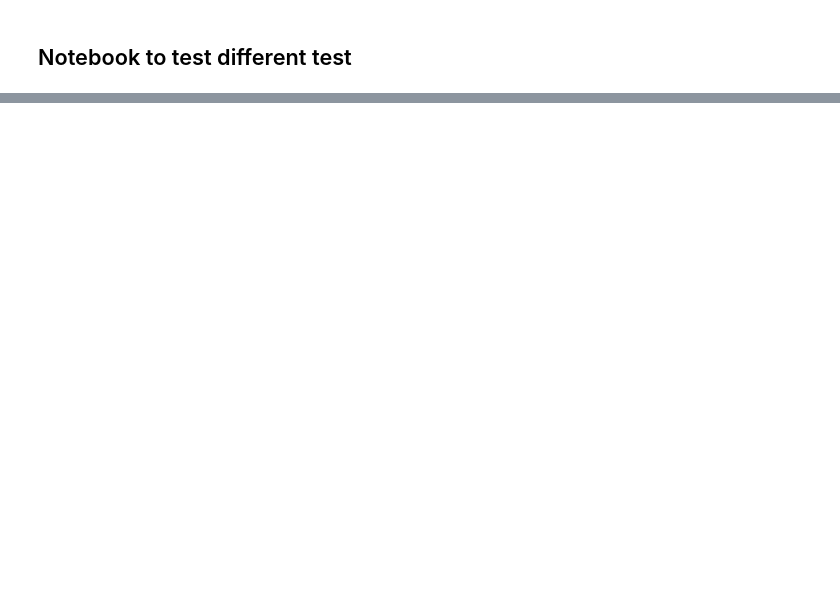
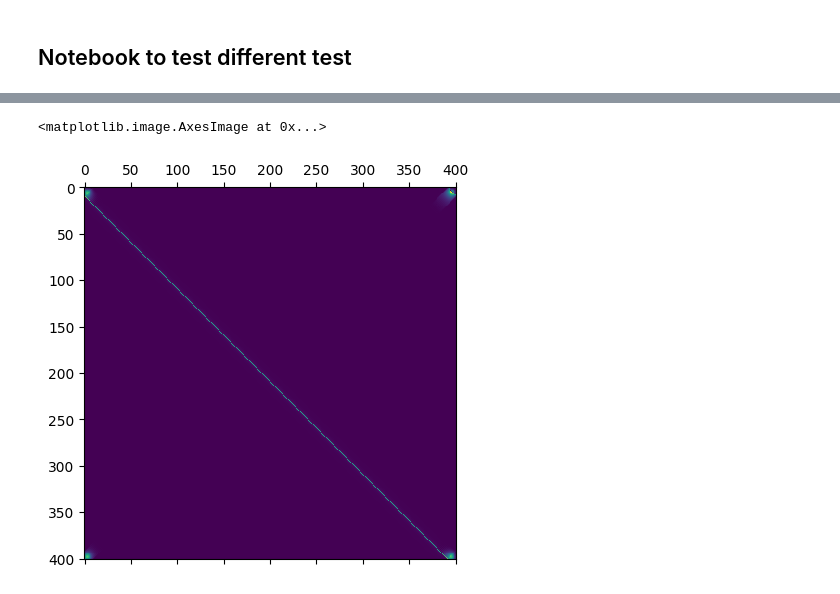
Before and after one commit to polyquantique/optimal_pumps, a Jupyter notebook: test_func.ipynb, the cells around one changed output, grey strips where cells are left out. Cells and saved outputs as stored; diff of their text form; code cells hidden in the pictures; blank space fills up the shorter version.

```diff
--- a/test_func.ipynb
+++ b/test_func.ipynb
@@ -62,3 +105,10 @@ commutation_W_dagger_W = sum(sum(jnp.abs(W@jnp.conj(W).T - jnp.conj(W).T@W)))
 # Objective function in V/W (4*Tr(N_U) = Tr(N), parfaitement comme prevu theoriquement)
 N = V@jnp.conj(V).T + W@jnp.conj(W).T - 2*jnp.eye(len(V))
 N_U = U_si@jnp.conj(U_si).T
+# %%
+# Fourier matrices
+F = scipy.fft.fft(np.eye(len(V)))
+F_inv = F.conj().T
+# V and W in time domain
+V_time = F@V@F_inv
+W_time = F@W@F_inv
@@ -65,3 +122,8 @@ N_U = U_si@jnp.conj(U_si).T
+# %%
+plt.matshow(np.abs(V_time))
+# %% [output]
+<matplotlib.image.AxesImage at 0x...>
+[figure, added]
 # %%
 (jnp.trace(U_is@jnp.conj(U_is).T)**2)/jnp.trace(U_is@jnp.conj(U_is).T@U_is@jnp.conj(U_is).T)
 # %% [output]
```
Also changed, not shown: parts of 23 cells of this notebook.
